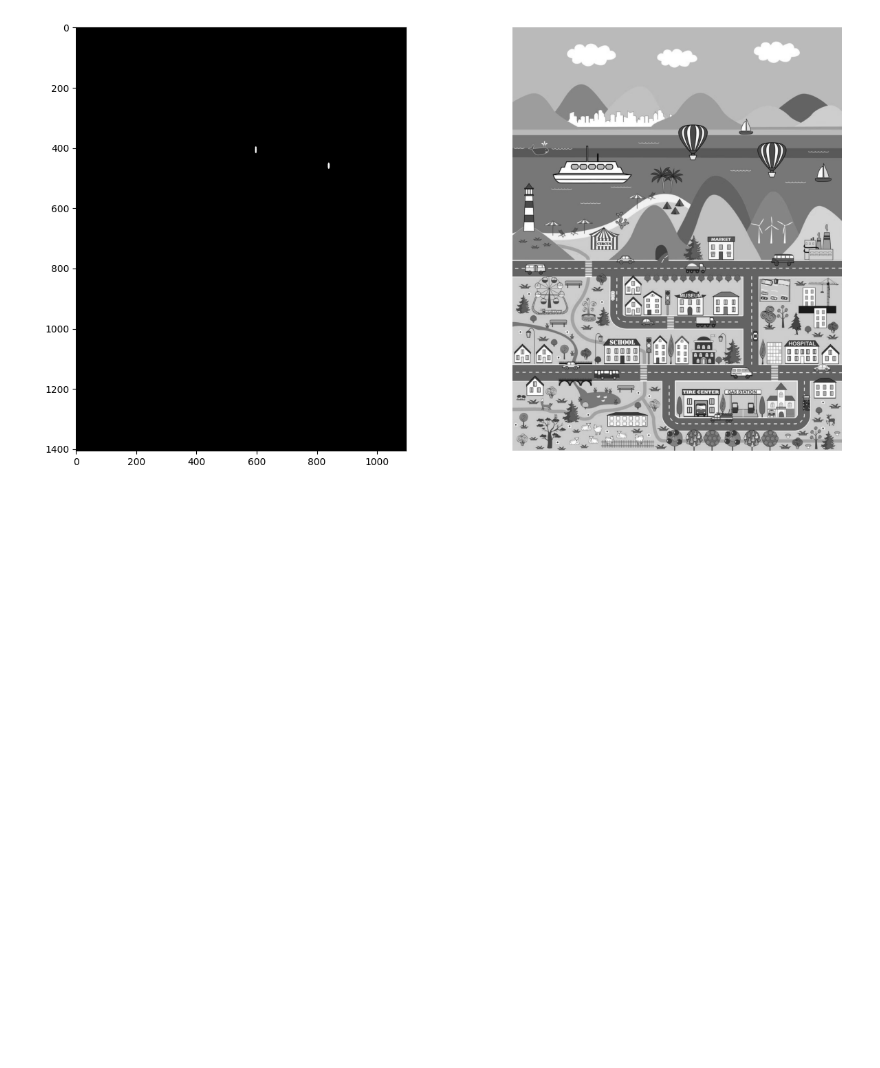
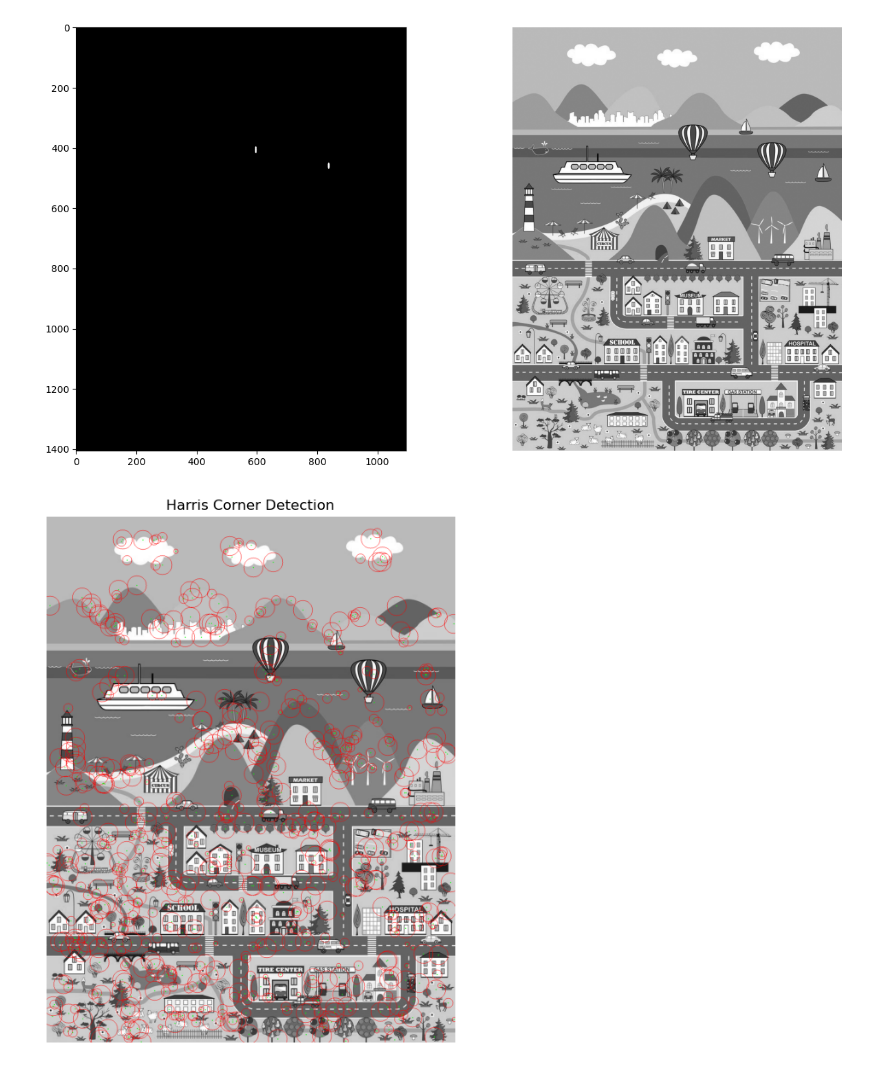
Before and after one commit to York-Citynew/template-search, a Jupyter notebook: image_search.ipynb, the cells around one changed output. Cells and saved outputs as stored; diff of their text form; code cells hidden in the pictures; blank space fills up the shorter version.

Commit message:
Added Harris Corner Detection

```diff
--- a/image_search.ipynb
+++ b/image_search.ipynb
@@ -27,3 +27,49 @@ ax2.imshow(image , 'gray')
 plt.show()
 # %% [output]
 [figure]
+# %%
+ksize = 5
+k = .05
+
+dx = cv2.Sobel(image, cv2.CV_64F, 1, 0, ksize=ksize)
+dy = cv2.Sobel(image, cv2.CV_64F, 0, 1, ksize=ksize)
+dx2 = dx ** 2
+dy2 = dy ** 2
+h_score = (dx2*dy2)-((dx*dy)**2)-k*((dx2+dy2)**2)
+t = np.percentile(h_score.ravel(), 57.5)
+h_score_t = np.where(h_score > t, h_score, 0)
+rgb_image = cv2.cvtColor(image, cv2.COLOR_GRAY2RGB)
+
+candidate_xy = []
+for y,x in np.argwhere(h_score_t):
+    if (h_score[max(0,y-1):y+2, max(0,x-1):x+2] < h_score[y,x]).sum()==8:
+        candidate_xy.append((y, x))
+
+image64 = image.astype(np.float64)
+
+norm_lap = []
+sigmas = 2**np.arange(4) # 2**i, i=0..3
+for s in sigmas:
+    blurred = cv2.GaussianBlur(image64, (0, 0), s)
+    lap = cv2.Laplacian(blurred, cv2.CV_64F, ksize=5)
+    norm_lap.append((s ** 2) * np.abs(lap))
+norm_lap = np.stack(norm_lap, axis=0)
+
+keypoints = []
+for (y, x) in candidate_xy:
+    s_idx = np.argmax(norm_lap[:, y, x])
+    keypoints.append((y, x, sigmas[s_idx]))
+
+image_copy = rgb_image.copy()
+for (y, x, sigma) in keypoints:
+    r = max(2, int(round(3 * sigma)))
+    cv2.circle(image_copy, (int(x), int(y)), r, (255, 0, 0), 1)
+    cv2.circle(image_copy, (int(x), int(y)), 1, (0, 255, 0), -1)
+
+plt.figure(figsize=(15, 8))
+plt.imshow(image_copy)
+plt.axis('off')
+plt.title('Harris Corner Detection')
+plt.show()
+# %% [output]
+[figure, added]
```
Also changed, not shown: parts of 1 cell of this notebook.
